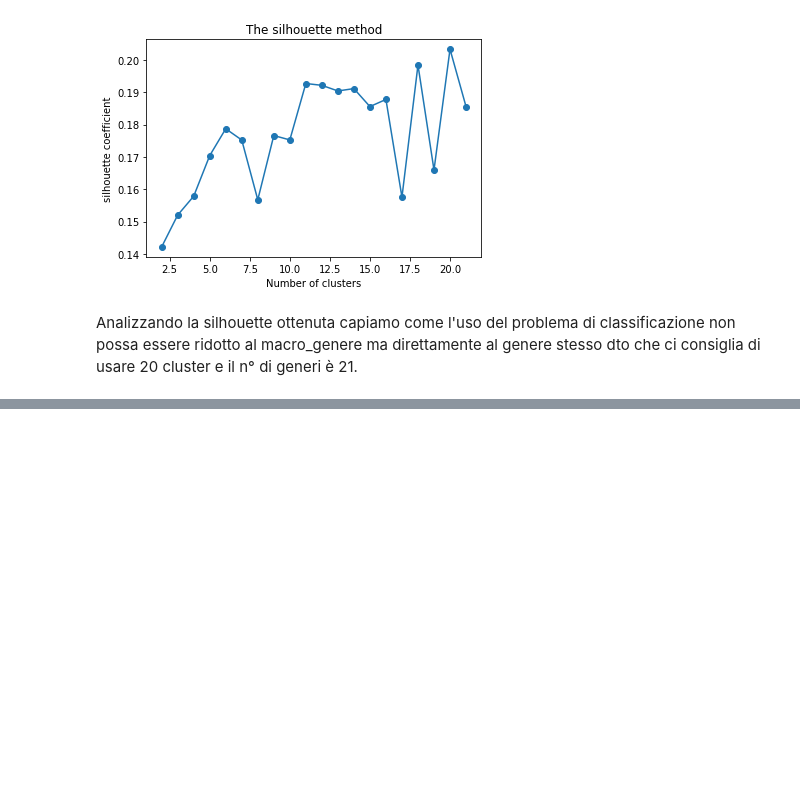
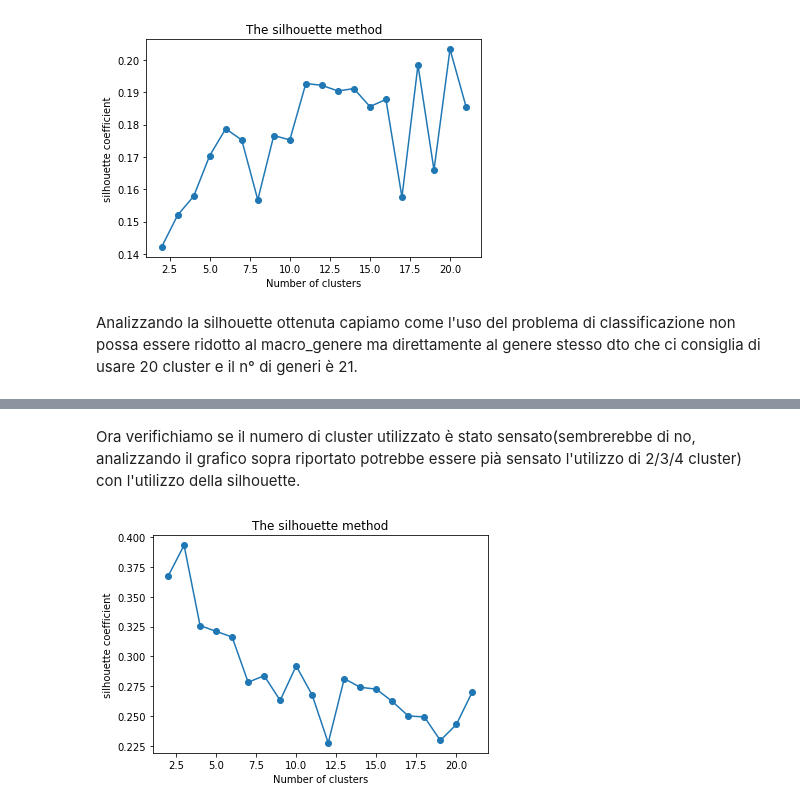
Before and after one commit to PedemonteGiacomo/DataScienceProject, a Jupyter notebook: project.ipynb, the cells around one changed output, grey strips where cells are left out. Cells and saved outputs as stored; diff of their text form; code cells hidden in the pictures; blank space fills up the shorter version.

```diff
--- a/project.ipynb
+++ b/project.ipynb
@@ -896,0 +985,6 @@ for i in range(0,20):
+# %% [markdown]
+Ora verifichiamo se il numero di cluster utilizzato è stato sensato(sembrerebbe di no, analizzando il grafico sopra riportato potrebbe essere pià sensato l'utilizzo di 2/3/4 cluster) con l'utilizzo della silhouette.
+# %%
+silhouette(X)
+# %% [output]
+[figure, added]
```
Also changed, not shown: parts of 34 cells of this notebook.
